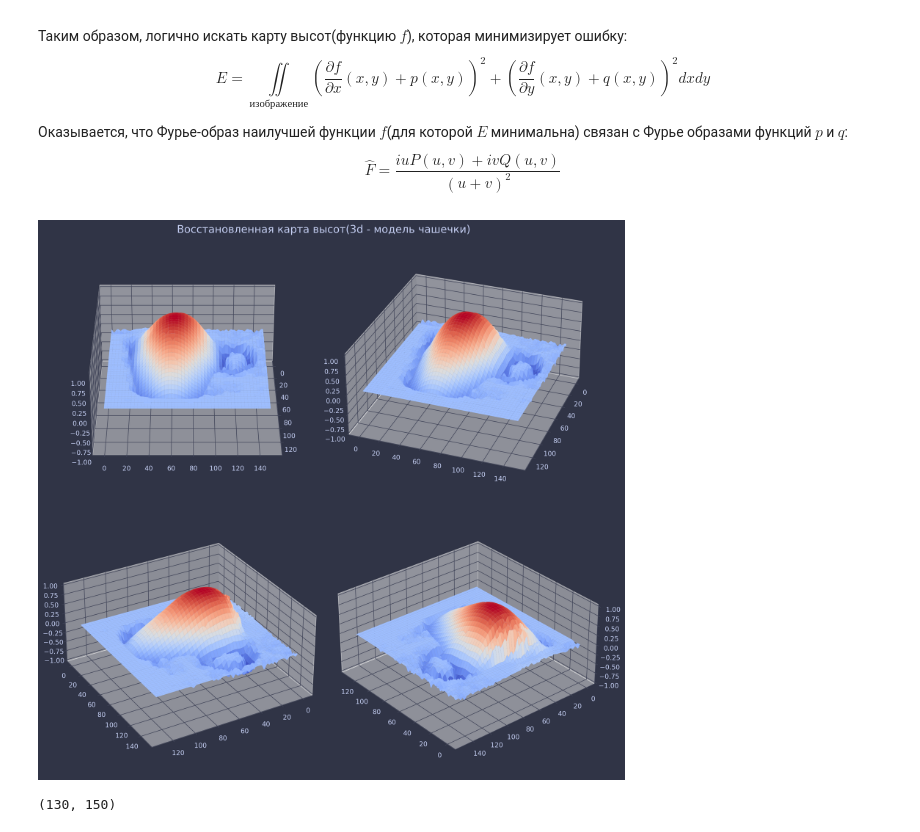
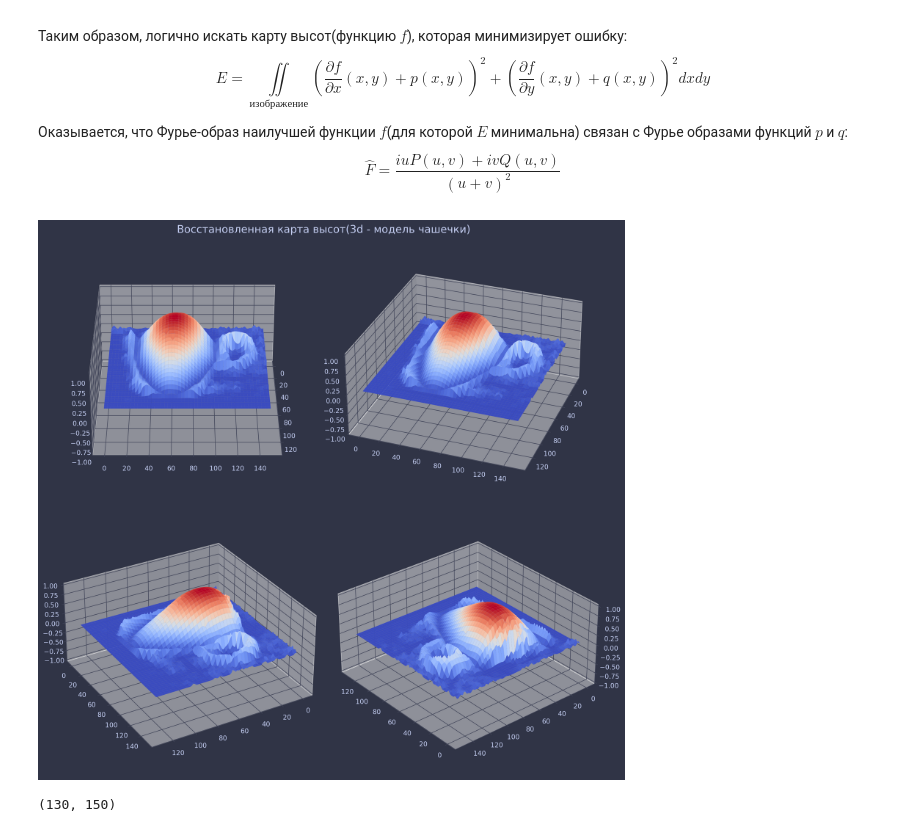
Before and after one commit to ShmakovVladimir/3d_polarization_scanner, a Jupyter notebook: main.ipynb, the cells around one changed output. Saved outputs shown, nothing was run; the diff lists cells and outputs as text; code cells hidden in the pictures.

```diff
--- a/main.ipynb
+++ b/main.ipynb
@@ -55,7 +55,7 @@ def deffuse_polarization_degree(theta: np.ndarray, n: float = 1.7) -> np.ndarray
     numerator = np.power(n - 1 / n, 2) * np.power(np.sin(theta), 2)
     denominator = 2 + 2 * np.power(n, 2) - np.power(n + 1 / n, 2) * np.power(np.sin(theta), 2) + 4 * np.cos(theta) * np.sqrt(np.power(n, 2) - np.power(np.sin(theta), 2))
     return numerator / denominator
-def polarization_degree_to_reflection_angle(dolp: np.ndarray, n: float = 1.7) -> np.ndarray:
+def polarization_degree_to_reflection_angle_diffuse(dolp: np.ndarray, n: float = 1.7) -> np.ndarray:
     """Функция, обратная к `diffuse_polarization_degree`. Рассчет угла отражения по степени поляризации.
 
     Args:
@@ -69,6 +69,34 @@ def polarization_degree_to_reflection_angle(dolp: np.ndarray, n: float = 1.7) ->
     temp = np.minimum(np.real(temp), 1)
     theta_val = np.arccos(temp)
     return theta_val
+def r_perp(phi, n = 1.5):
+    psi = np.arcsin(np.sin(phi) / n)
+    return (np.cos(phi) - n * np.cos(psi)) / (np.cos(phi) + n * np.cos(psi))
+def r_parr(phi, n = 1.5):
+    psi = np.arcsin(np.sin(phi) / n)
+    return (n * np.cos(phi) - np.cos(psi)) / (n * np.cos(phi) + np.cos(psi))
+def d_perp(phi, n = 1.5):
+    psi = np.arcsin(np.sin(phi) / n)
+    return 2 * np.cos(phi) / (np.cos(phi) + n * np.cos(psi))
+def d_parr(phi, n = 1.5):
+    psi = np.arcsin(np.sin(phi) / n)
+    return 2 * np.cos(phi) / (n * np.cos(phi) + np.cos(psi))
+def degree_of_polarization_specular(phi, n):
+    return np.abs((np.power(r_parr(phi, n), 2) - np.power(r_perp(phi, n), 2)) / (np.power(r_parr(phi, n), 2) + np.power(r_perp(phi, n), 2)))
+def polarization_degree_to_reflection_angle_specular(dolp: np.ndarray, n: float = 1.7):
+    angle_zero = polarization_degree_to_reflection_angle_diffuse(dolp, n = n)
+    result = np.zeros_like(dolp)
+    a = 0
+    for i in range(dolp.shape[0]):
+        for j in range(dolp.shape[1]):
+            f = lambda phi: degree_of_polarization_specular(phi, n) - dolp[i, j]
+            try:
+                result[i, j] = newton(f, x0 = angle_zero[i, j], tol = 1e-4, maxiter = 400)
+            except:
+                a+=1
+                result[i, j] = 0
+    print(a)
+    return result
 # %%
 theta_val = np.linspace(0, np.pi / 2, 1000)
 dolp = np.linspace(0, 0.5, 1000)
@@ -99,0 +134,10 @@ plt.title("Распределение угла отражения", fontsize = 1
+# %%
+def angle_to_normal_range(angle):
+    return np.arctan2(np.sin(angle), np.cos(angle))
+# %%
+n_ceramics = 2.08
+theta = polarization_degree_to_reflection_angle_specular(res['linear_polarizatioin_degree'], n = n_ceramics)
+theta = angle_to_normal_range(theta)
+im = plt.imshow(theta, cmap = cm.rainbow)
+plt.colorbar(im)
+plt.title("Распределение угла отражения", fontsize = 16);
@@ -166,23 +213,23 @@ $$
 # %%
 depth_map = normal_map_least_square_integration(normal_map)
 depth_map /= np.max(np.abs(depth_map))
 mask = res['linear_polarizatioin_degree'] < 1e-2 * 5
 x, y = np.arange(depth_map.shape[0]), np.arange(depth_map.shape[1])
 X, Y = np.meshgrid(x, y)
 Z = np.copy(depth_map)
 Z[mask] = 0
 Z = gaussian_filter(Z, sigma = 1)
 fig = plt.figure(figsize = (12, 12), dpi = 200)
 angles = [0, 20, 60, 140]
 for i, a in enumerate(angles):
     ax = fig.add_axes(int(f'22{i + 1}'), projection = '3d')
-    ax.plot_surface(X, Y, Z.T, antialiased = True, cmap = cm.coolwarm)
+    ax.plot_surface(X, Y, np.abs(Z.T), antialiased = True, cmap = cm.coolwarm)
     ax.view_init(30, a, 0)
     ax.set_box_aspect([1, 1, 0.5])
     ax.set_zlim(-1, 1)
 
 fig.suptitle("Восстановленная карта высот(3d - модель чашечки)", fontsize = 16)
 fig.tight_layout()
 # %% [output]
-[figure, old version]
+[figure, new version]
 # %%
```
Also changed, not shown: parts of 7 cells of this notebook.
